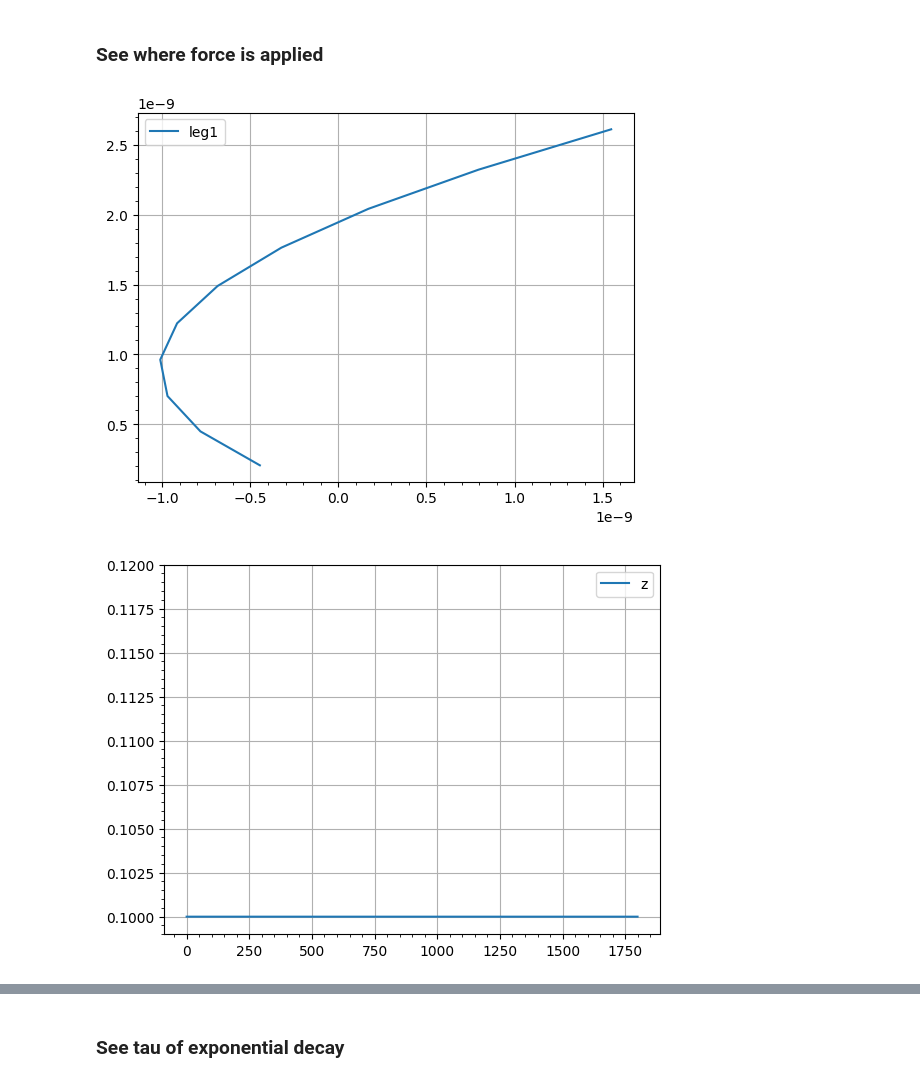
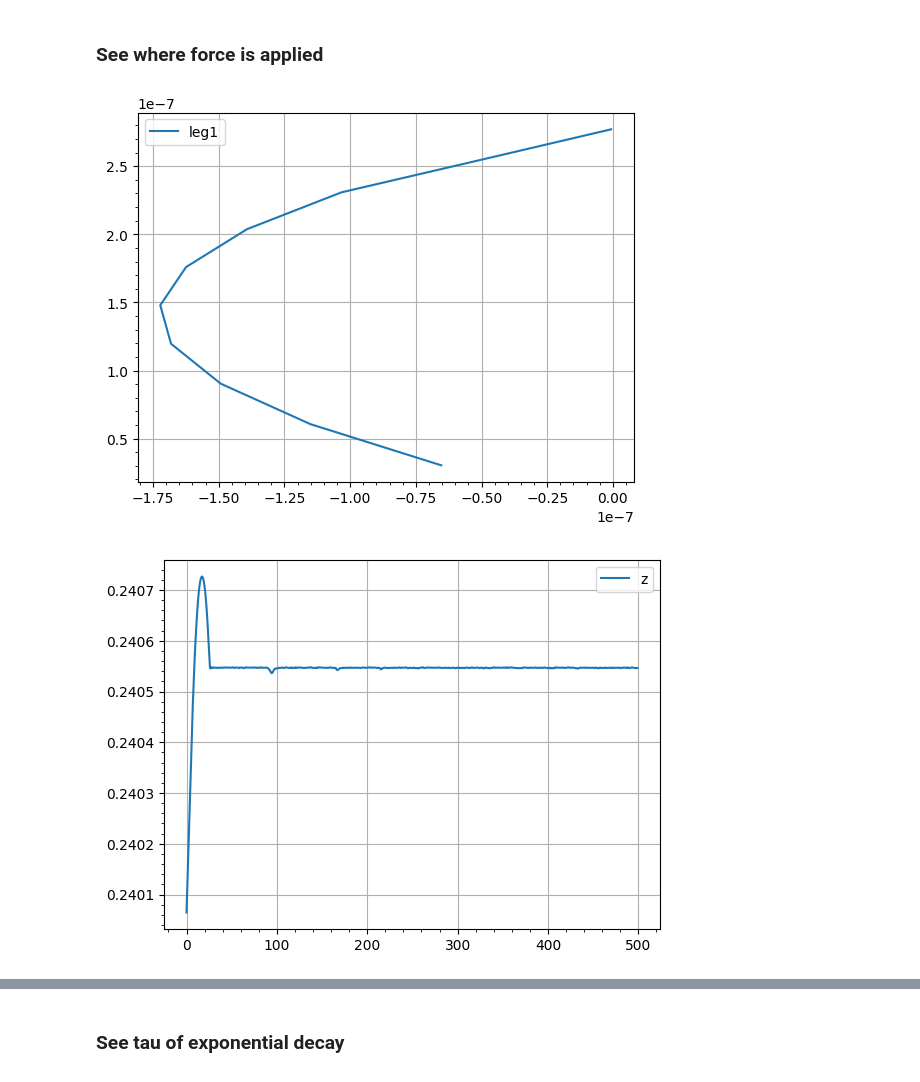
Before and after one commit to Gaianeve/Real_Mega_Fufi, a Jupyter notebook: Robot/1LegTrail/Giunto_versione_fascia_elastica/Model_video_spectrum.ipynb, the cells around one changed output, grey strips where cells are left out. Saved outputs shown, nothing was run; the diff lists cells and outputs as text; code cells hidden in the pictures.

```diff
--- a/Robot/1LegTrail/Giunto_versione_fascia_elastica/Model_video_spectrum.ipynb
+++ b/Robot/1LegTrail/Giunto_versione_fascia_elastica/Model_video_spectrum.ipynb
@@ -101,3 +101,4 @@ leg_id = p.loadURDF("pippa_oneleg_leg.urdf", \
                        useFixedBase = False )
 # azzurrino
 p.changeVisualShape(leg_id, -1, rgbaColor=[0.5, 0.8, 1, 1])
+p.addUserDebugLine([0, 0, 0], [0.1, 0, 0], [1, 0, 0], parentObjectUniqueId=leg_id)
@@ -189,7 +196,7 @@ leg position (-4.45633605570089e-10, 2.0755287321221274e-10, 0.6175129667140578)
 # %%
 # Ciclo principale della simulazione
-for step in range(1800):
-    print(f'\rtimestep {step}...', end='')
+for step in range(500):
+    #print(f'\rtimestep {step}...', end='')
     #if step == 50:
       # Applicare la forza esterna al primo passo della simulazione
       #p.applyExternalForce(
@@ -286,18 +290,18 @@ plt.grid()
 plt.minorticks_on()
 plt.show()
 # %% [output]
-[figure, old version]
+[figure, new version]
 # %%
 plt.figure()
-plt.plot(joint_positions_x, label = 'x')
-plt.plot(joint_positions_y, label = 'y')
+#plt.plot(joint_positions_x, label = 'x')
+#plt.plot(joint_positions_y, label = 'y')
 plt.plot(joint_position_z, label = 'z')
 plt.legend()
 plt.grid()
 plt.minorticks_on()
 plt.show()
 # %% [output]
-[figure, old version]
+[figure, new version]
 # %%
 plt.figure('xy motion')
 plt.plot(joint_positions_x, joint_positions_y, label = 'leg1')
```
Also changed, not shown: parts of 8 cells of this notebook.
